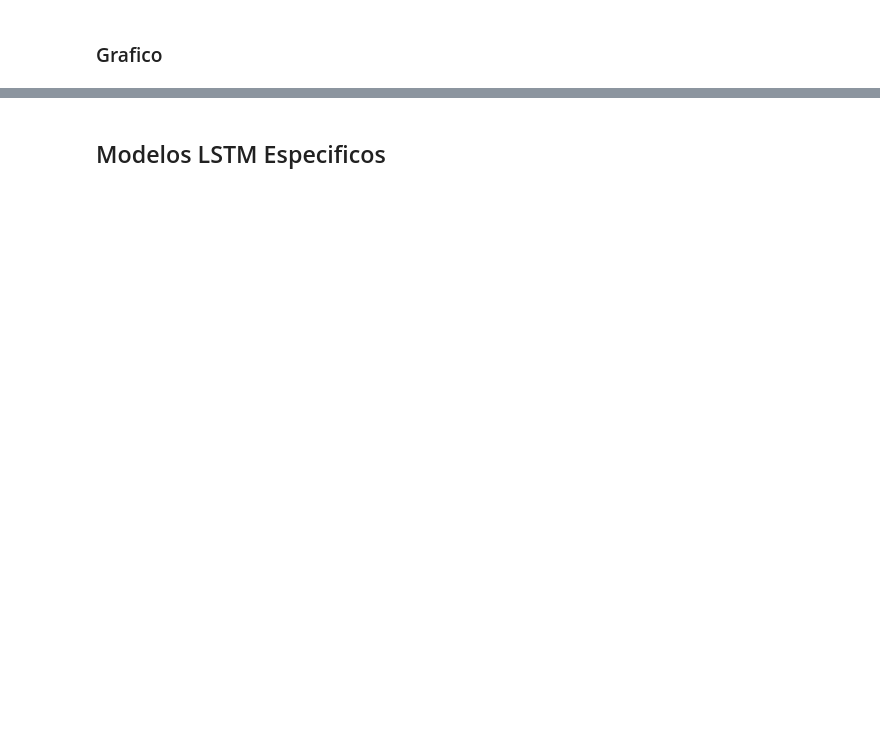
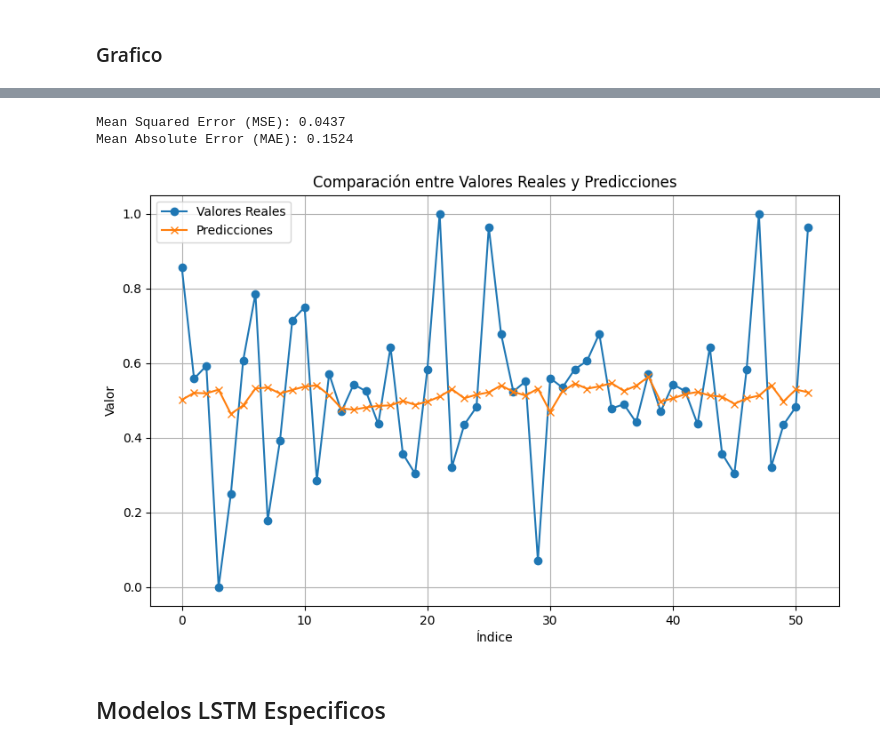
Before and after one commit to adrianfulla/MTG-Pioneer_LSTM, a Jupyter notebook: mtg-pioneer-lstm copy.ipynb, the cells around one changed output, grey strips where cells are left out. Drawn from its saved outputs; the diff is of its cells as text; code cells hidden in the pictures; blank space fills up the shorter version.

```diff
--- a/mtg-pioneer-lstm copy.ipynb
+++ b/mtg-pioneer-lstm copy.ipynb
@@ -312,3 +403,21 @@ full_val_gen = TimeseriesGenerator(
+# %%
+augmented_test_data = monthly_df_test_complete.reset_index(drop=True).copy()
+
+new_row = pd.DataFrame(
+    {
+        'month':[0], 'color_encoding':[00000], 'average_percentile_monthly':[100],
+       'average_popularity_monthly':[0], 'average_percentile_monthly_norm':[1],
+       'popularity_monthly_norm':[0], 'color_encoding_norm':[0], 'month_num':[0]
+    }
+)
+
+augmented_test_data_global = pd.concat([new_row,augmented_test_data]).reset_index(drop=True)
+
+
+test_gen = TimeseriesGenerator(
+    augmented_test_data_global[global_features].values, augmented_test_data_global[target].values,
+    length=global_sequence_length, batch_size=1
+)
 # %%
 train_timeseries_for_color = {}
 val_timeseries_for_color = {}
@@ -499,0 +682,3 @@ Epoch 19/50
+# %%
+y_test_globalLSTM = modelGlobalLSTM.predict(test_gen)
+y_test_global = monthly_df_test_complete[target]
@@ -500,3 +687,9 @@ Epoch 19/50
+# %%
+show_test_results(y_test_globalLSTM,y_test_global)
+# %% [output]
+Mean Squared Error (MSE): 0.0437
+Mean Absolute Error (MAE): 0.1524
+[figure, added]
 # %% [markdown]
 ## Modelos LSTM Especificos
 # %%
```
Also changed, not shown: parts of 57 cells of this notebook, 2 other files.
